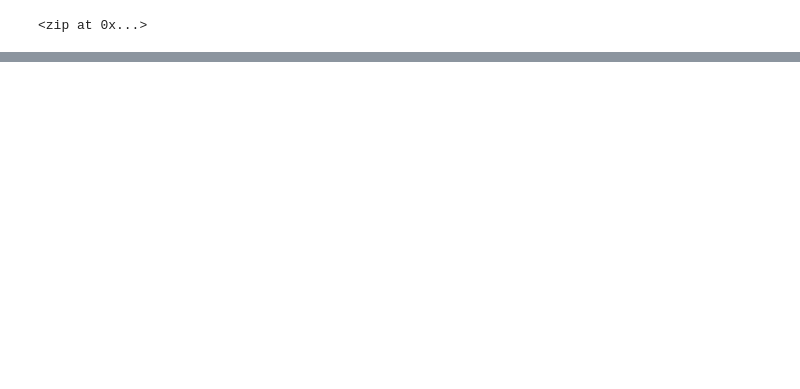
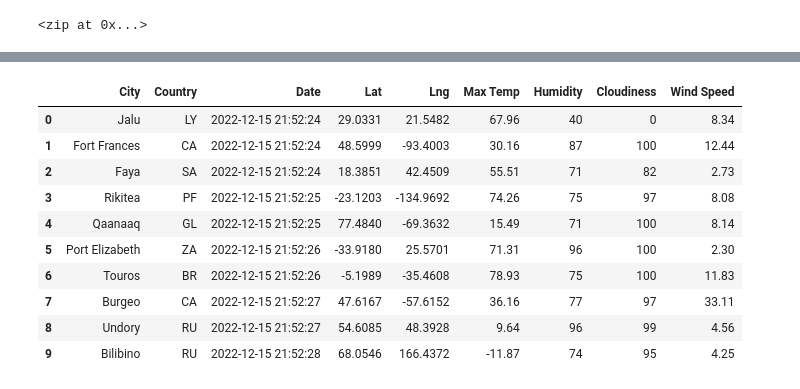
Before and after one commit to Davidiano593/World_Weather_Analysis-, a Jupyter notebook: WeatherPy.ipynb, the cells around one changed output, grey strips where cells are left out. Cells and saved outputs as stored; diff of their text form; code cells hidden in the pictures; blank space fills up the shorter version.

```diff
--- a/WeatherPy.ipynb
+++ b/WeatherPy.ipynb
@@ -56,0 +171,17 @@ Ap
+# %%
+new_column_order = ["City", "Country", "Date", "Lat", "Lng",
+                "Max Temp", "Humidity", "Cloudiness", "Wind Speed"]
+city_data_df = city_data_df[new_column_order]
+city_data_df.head(10)
+# %% [output]
+|  | City | Country | Date | Lat | Lng | Max Temp | Humidity | Cloudiness | Wind Speed |
+| 0 | Jalu | LY | 2022-12-15 21:52:24 | 29.0331 | 21.5482 | 67.96 | 40 | 0 | 8.34 |
+| 1 | Fort Frances | CA | 2022-12-15 21:52:24 | 48.5999 | -93.4003 | 30.16 | 87 | 100 | 12.44 |
+| 2 | Faya | SA | 2022-12-15 21:52:24 | 18.3851 | 42.4509 | 55.51 | 71 | 82 | 2.73 |
+| 3 | Rikitea | PF | 2022-12-15 21:52:25 | -23.1203 | -134.9692 | 74.26 | 75 | 97 | 8.08 |
+| 4 | Qaanaaq | GL | 2022-12-15 21:52:25 | 77.4840 | -69.3632 | 15.49 | 71 | 100 | 8.14 |
+| 5 | Port Elizabeth | ZA | 2022-12-15 21:52:26 | -33.9180 | 25.5701 | 71.31 | 96 | 100 | 2.30 |
+| 6 | Touros | BR | 2022-12-15 21:52:26 | -5.1989 | -35.4608 | 78.93 | 75 | 100 | 11.83 |
+| 7 | Burgeo | CA | 2022-12-15 21:52:27 | 47.6167 | -57.6152 | 36.16 | 77 | 97 | 33.11 |
+| 8 | Undory | RU | 2022-12-15 21:52:27 | 54.6085 | 48.3928 | 9.64 | 96 | 99 | 4.56 |
+| 9 | Bilibino | RU | 2022-12-15 21:52:28 | 68.0546 | 166.4372 | -11.87 | 74 | 95 | 4.25 |
```
Also changed, not shown: parts of 9 cells of this notebook, 5 other files.
